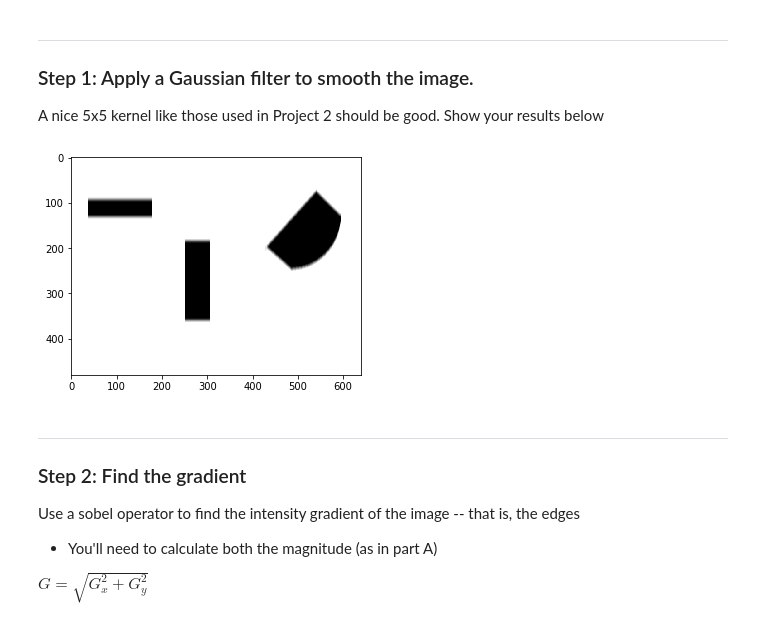
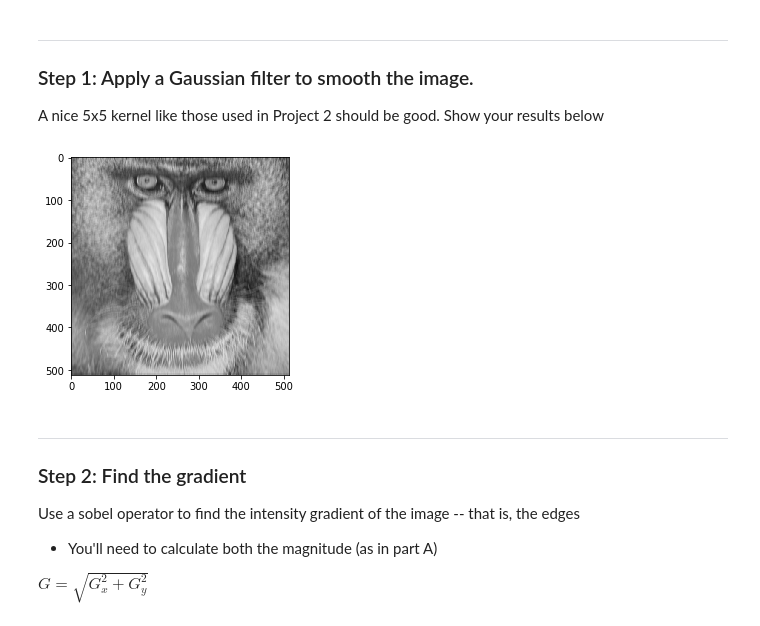
Before and after one commit to chododom/Computer-Vision, a Jupyter notebook: project3/Project3B.ipynb, the cells around one changed output. Saved outputs shown, nothing was run; the diff lists cells and outputs as text; code cells hidden in the pictures.

```diff
--- a/project3/Project3B.ipynb
+++ b/project3/Project3B.ipynb
@@ -11,26 +11,26 @@ A nice 5x5 kernel like those used in Project 2 should be good.  Show your result
 # %%
 import numpy as np
 import cv2
 from project3 import *
 import matplotlib.pyplot as plt
 import math
 from utils import load_image, save_image
 %matplotlib inline
 
 
-img = cv2.imread("images/testimage.pgm", 0)
+img = cv2.imread("images/demo.pgm", 0)
 
 # kernels
 vertical_sobel = np.asarray([[-1, 0, 1], [-2, 0, 2], [-1, 0, 1]])
 horizontal_sobel = np.asarray([[-1, -2, -1], [0, 0, 0], [1, 2, 1]])
 gaussian = cv2.getGaussianKernel(ksize=10, sigma=5)
 
 # blur image with Gaussian filter
 img = cv2.filter2D(img, cv2.CV_16S, gaussian)
 plt.figure()
 plt.imshow(img,cmap='gray', vmin=0, vmax=255);plt.show()
 # %% [output]
-[figure, old version]
+[figure, new version]
 # %% [markdown]
 ---
 
```
Also changed, not shown: parts of 5 cells of this notebook, 2 other files.
